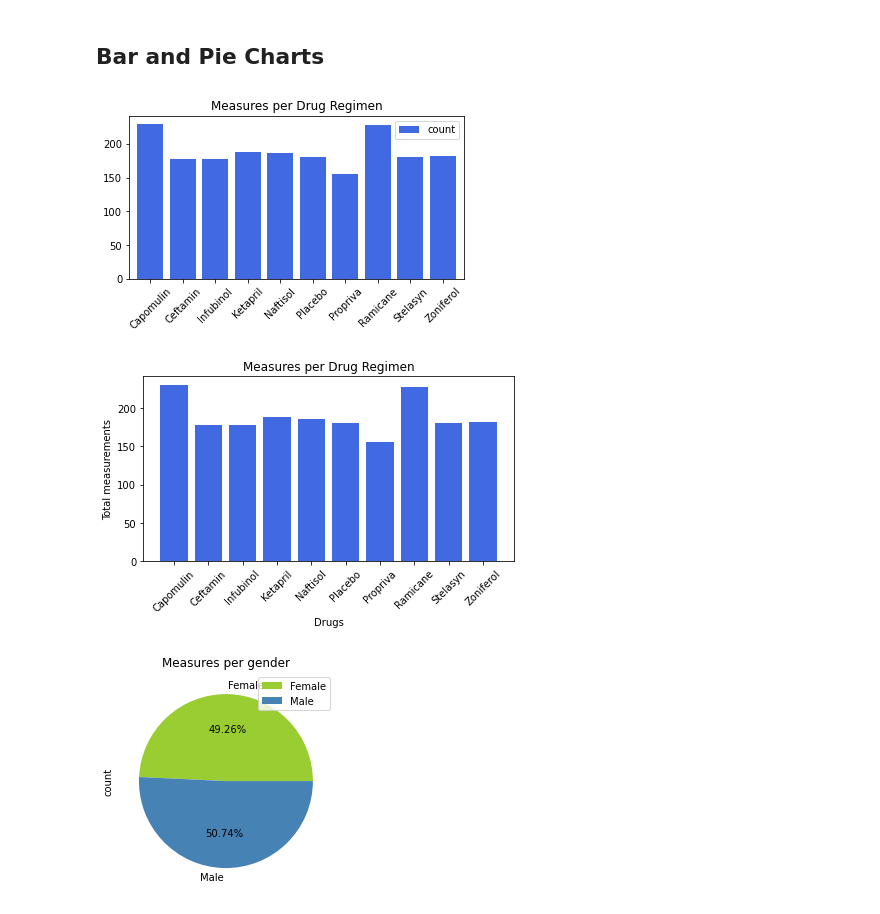
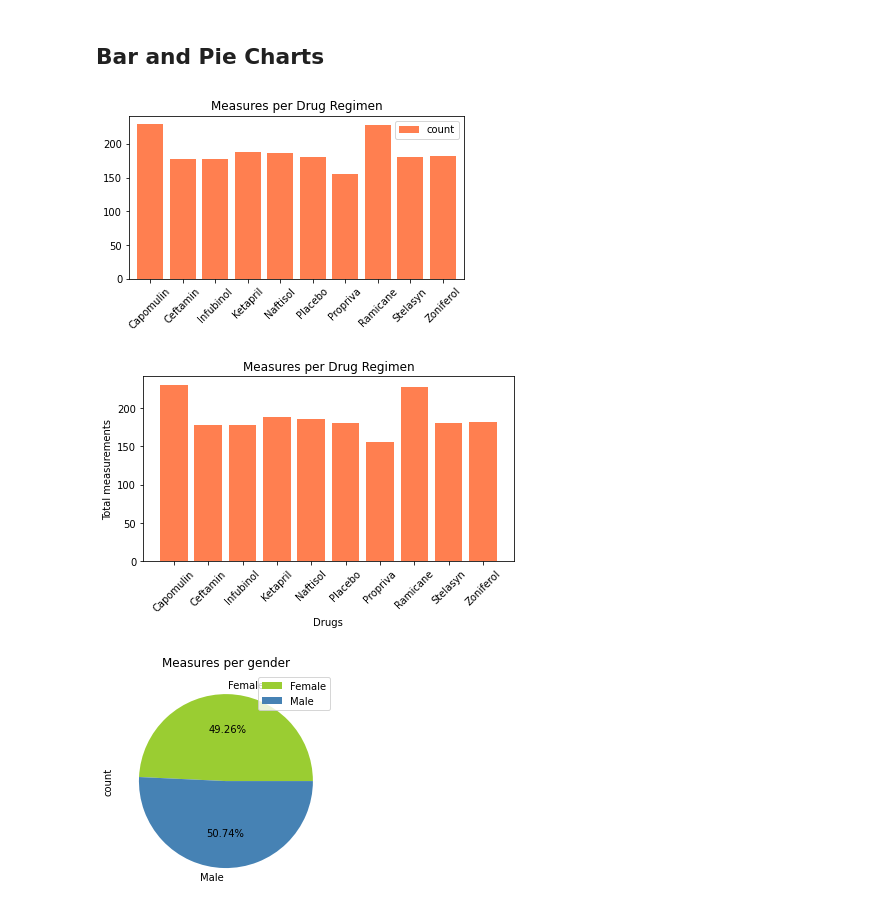
Before and after one commit to skunnath2020/Matplotlib-Challenge, a Jupyter notebook: Pymaceuticals/pymaceuticals_starter.ipynb, the cells around one changed output. Cells and saved outputs as stored; diff of their text form; code cells hidden in the pictures.

```diff
--- a/Pymaceuticals/pymaceuticals_starter.ipynb
+++ b/Pymaceuticals/pymaceuticals_starter.ipynb
@@ -155,19 +155,19 @@ drug_df.groupby('Drug Regimen').Tumor_vol.agg(['mean', 'median','var', 'std', 's
 # %%
 # Generate a bar plot showing the total number of measurements taken on each drug regimen using pandas.
 measures_df=drug_df.groupby('Drug Regimen').Tumor_vol.agg(['count']).reset_index()
-p_plot = measures_df.plot(kind="bar",title='Measures per Drug Regimen', figsize=(6,3), color='royalblue', width=0.8 )
+p_plot = measures_df.plot(kind="bar",title='Measures per Drug Regimen', figsize=(6,3), color='coral', width=0.8 )
 # PandasPlot.set_xticklabels() can be used to set the tick labels as well
 p_plot.set_xticklabels(measures_df['Drug Regimen'], rotation=45)
 plt.show()
 # %% [output]
-[figure, old version]
+[figure, new version]
 # %%
 # Generate a bar plot showing the total number of measurements taken on each drug regimen using pyplot.
 measures_df=drug_df.groupby('Drug Regimen').Tumor_vol.agg(['count']).reset_index()
 x_axis=measures_df["Drug Regimen"]
 y_axis=measures_df["count"]
 tick_locations = [value for value in x_axis]
-plt.bar(x_axis, y_axis, color='royalblue')
+plt.bar(x_axis, y_axis, color='coral')
 plt.title("Measures per Drug Regimen")
 plt.xlabel("Drugs")
 plt.ylabel("Total measurements")
@@ -175,7 +175,7 @@ plt.xticks(tick_locations, measures_df['Drug Regimen'], rotation=45)
 plt.tight_layout()
 plt.show()
 # %% [output]
-[figure, old version]
+[figure, new version]
 # %%
 # Generate a pie plot showing the distribution of female versus male mice using pandas
 gender_df=clean_data.groupby('Sex').Sex.agg(['count']).reset_index()
```
Also changed, not shown: parts of 5 cells of this notebook.
